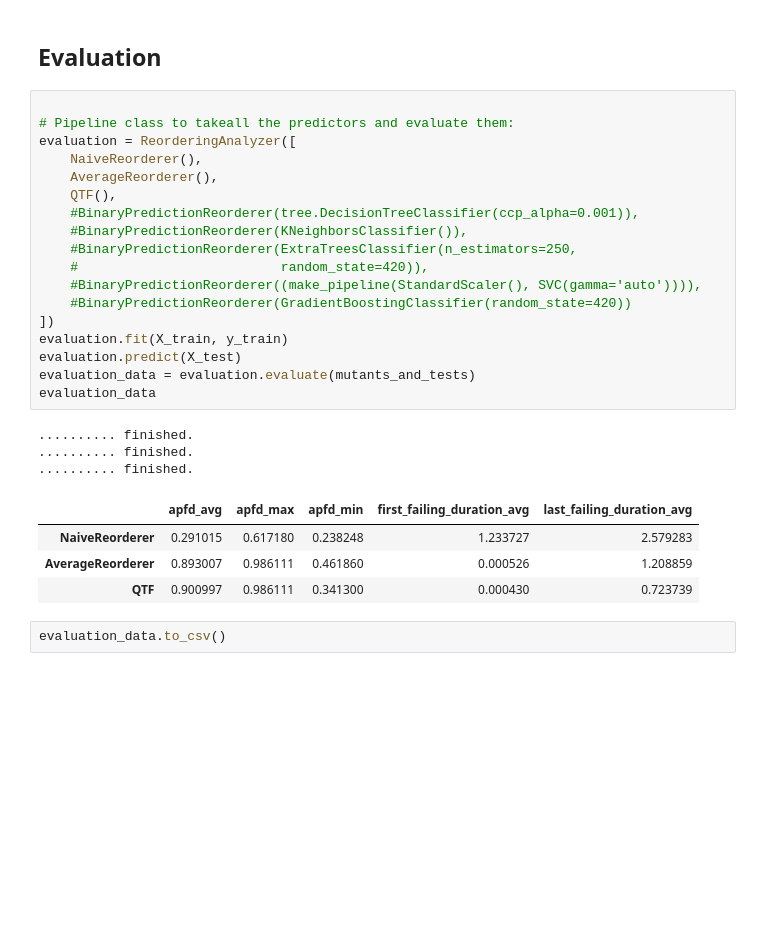
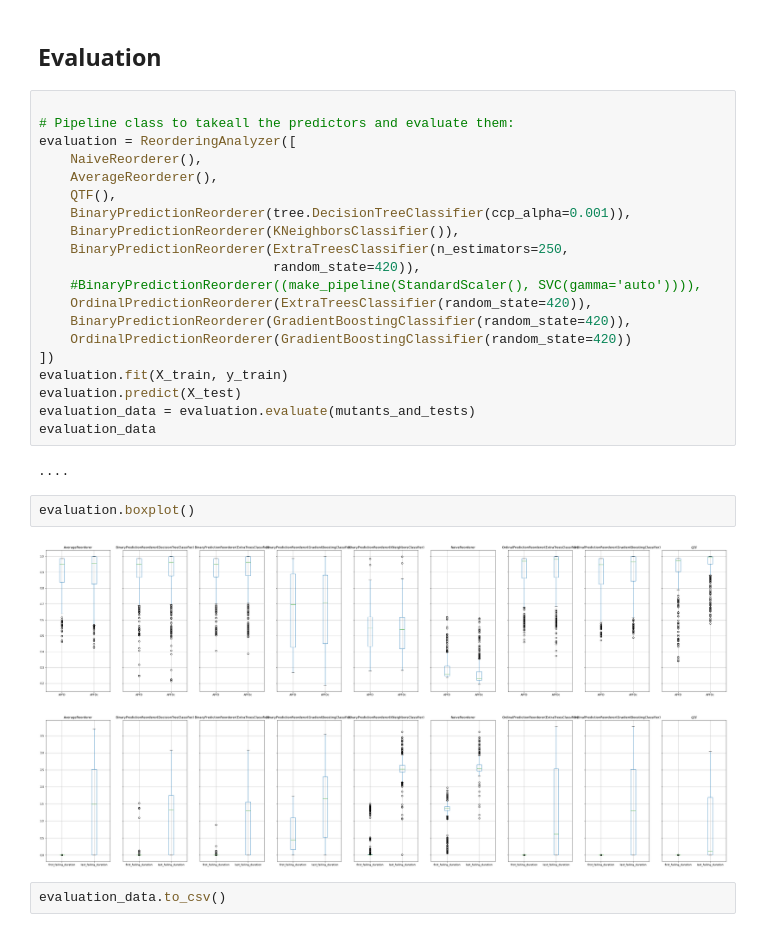
Before and after one commit to XPerianer/CRM20_How_does_software_break, a Jupyter notebook: Reordering_Evaluations-flask.ipynb, the cells around one changed output. Cells and saved outputs as stored; diff of their text form; blank space fills up the shorter version.

```diff
--- a/Reordering_Evaluations-flask.ipynb
+++ b/Reordering_Evaluations-flask.ipynb
@@ -240,25 +235,26 @@ evaluation = ReorderingAnalyzer([
     NaiveReorderer(),
     AverageReorderer(),
     QTF(),
-    #BinaryPredictionReorderer(tree.DecisionTreeClassifier(ccp_alpha=0.001)),
-    #BinaryPredictionReorderer(KNeighborsClassifier()),
-    #BinaryPredictionReorderer(ExtraTreesClassifier(n_estimators=250,
-    #                          random_state=420)),
+    BinaryPredictionReorderer(tree.DecisionTreeClassifier(ccp_alpha=0.001)),
+    BinaryPredictionReorderer(KNeighborsClassifier()),
+    BinaryPredictionReorderer(ExtraTreesClassifier(n_estimators=250,
+                              random_state=420)),
     #BinaryPredictionReorderer((make_pipeline(StandardScaler(), SVC(gamma='auto')))),
-    #BinaryPredictionReorderer(GradientBoostingClassifier(random_state=420))
+    OrdinalPredictionReorderer(ExtraTreesClassifier(random_state=420)),
+    BinaryPredictionReorderer(GradientBoostingClassifier(random_state=420)),
+    OrdinalPredictionReorderer(GradientBoostingClassifier(random_state=420))
 ])
 evaluation.fit(X_train, y_train)
 evaluation.predict(X_test)
 evaluation_data = evaluation.evaluate(mutants_and_tests)
 evaluation_data
 # %% [output]
-.......... finished.
-.......... finished.
-.......... finished.
+....
-|  | apfd_avg | apfd_max | apfd_min | first_failing_duration_avg | last_failing_duration_avg |
-| NaiveReorderer | 0.291015 | 0.617180 | 0.238248 | 1.233727 | 2.579283 |
-| AverageReorderer | 0.893007 | 0.986111 | 0.461860 | 0.000526 | 1.208859 |
-| QTF | 0.900997 | 0.986111 | 0.341300 | 0.000430 | 0.723739 |
+# %%
+evaluation.boxplot()
+# %% [output]
+[figure, added]
+[figure, added]
 # %%
 evaluation_data.to_csv()
 # %% [output]
```
Also changed, not shown: parts of 1 cell of this notebook, 6 other files.
